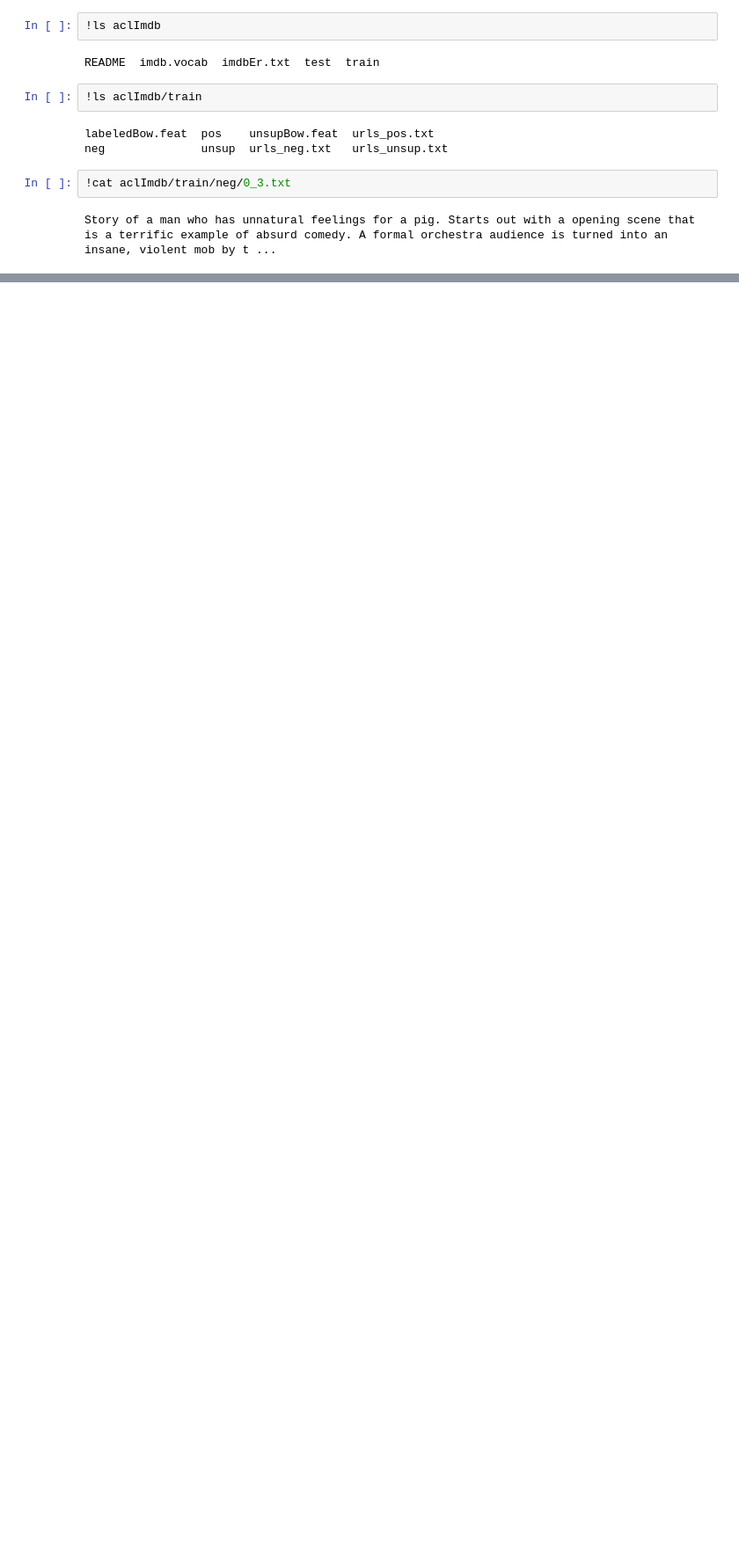
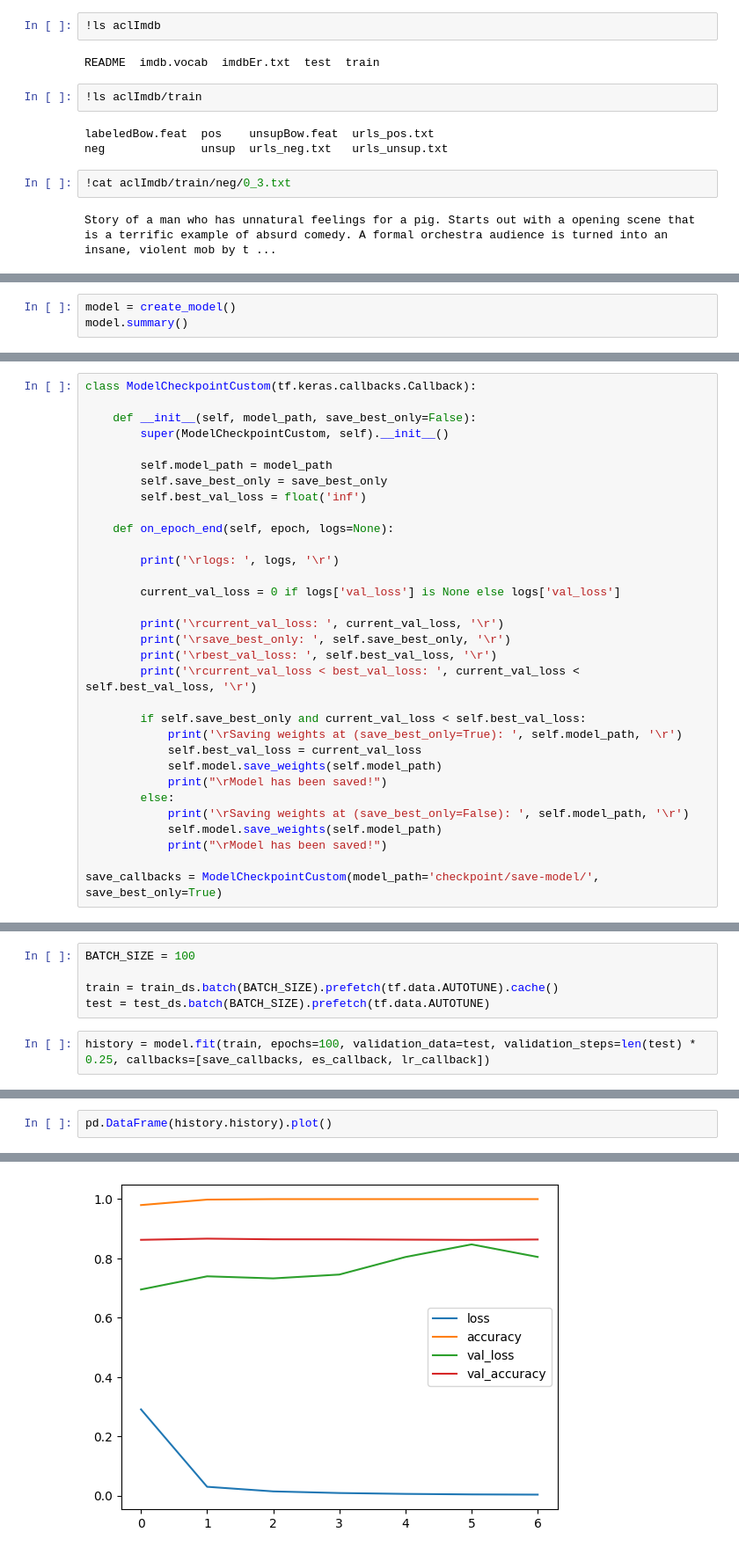
Before and after one commit to spoluan/IMDB_sentiment_analysis, a Jupyter notebook: imdb.ipynb, the cells around one changed output, grey strips where cells are left out. Shown: that part at 88% size. Drawn from its saved outputs; the diff is of its cells as text; blank space fills up the shorter version.

```diff
--- a/imdb.ipynb
+++ b/imdb.ipynb
@@ -73,0 +366,3 @@ Story of a man who has unnatural feelings for a pig. Starts out with a opening s
+# %%
+model = create_model()
+model.summary()
@@ -73,0 +433,32 @@ Story of a man who has unnatural feelings for a pig. Starts out with a opening s
+# %%
+class ModelCheckpointCustom(tf.keras.callbacks.Callback):
+
+    def __init__(self, model_path, save_best_only=False):
+        super(ModelCheckpointCustom, self).__init__()
+
+        self.model_path = model_path
+        self.save_best_only = save_best_only
+        self.best_val_loss = float('inf')
+
+    def on_epoch_end(self, epoch, logs=None):
+
+        print('\rlogs: ', logs, '\r')
+
+        current_val_loss = 0 if logs['val_loss'] is None else logs['val_loss']
+
+        print('\rcurrent_val_loss: ', current_val_loss, '\r')
+        print('\rsave_best_only: ', self.save_best_only, '\r')
+        print('\rbest_val_loss: ', self.best_val_loss, '\r')
+        print('\rcurrent_val_loss < best_val_loss: ', current_val_loss < self.best_val_loss, '\r')
+
+        if self.save_best_only and current_val_loss < self.best_val_loss:
+            print('\rSaving weights at (save_best_only=True): ', self.model_path, '\r')
+            self.best_val_loss = current_val_loss
+            self.model.save_weights(self.model_path)
+            print("\rModel has been saved!")
+        else:
+            print('\rSaving weights at (save_best_only=False): ', self.model_path, '\r')
+            self.model.save_weights(self.model_path)
+            print("\rModel has been saved!")
+
+save_callbacks = ModelCheckpointCustom(model_path='checkpoint/save-model/', save_best_only=True)
@@ -73,0 +467,7 @@ Story of a man who has unnatural feelings for a pig. Starts out with a opening s
+# %%
+BATCH_SIZE = 100
+
+train = train_ds.batch(BATCH_SIZE).prefetch(tf.data.AUTOTUNE).cache()
+test = test_ds.batch(BATCH_SIZE).prefetch(tf.data.AUTOTUNE)
+# %%
+history = model.fit(train, epochs=100, validation_data=test, validation_steps=len(test) * 0.25, callbacks=[save_callbacks, es_callback, lr_callback])
@@ -73,0 +499,3 @@ Story of a man who has unnatural feelings for a pig. Starts out with a opening s
+# %%
+pd.DataFrame(history.history).plot()
+# %% [output]
@@ -73,0 +503 @@ Story of a man who has unnatural feelings for a pig. Starts out with a opening s
+[figure, added]
```
Also changed, not shown: parts of 60 cells of this notebook, 2 other files.
